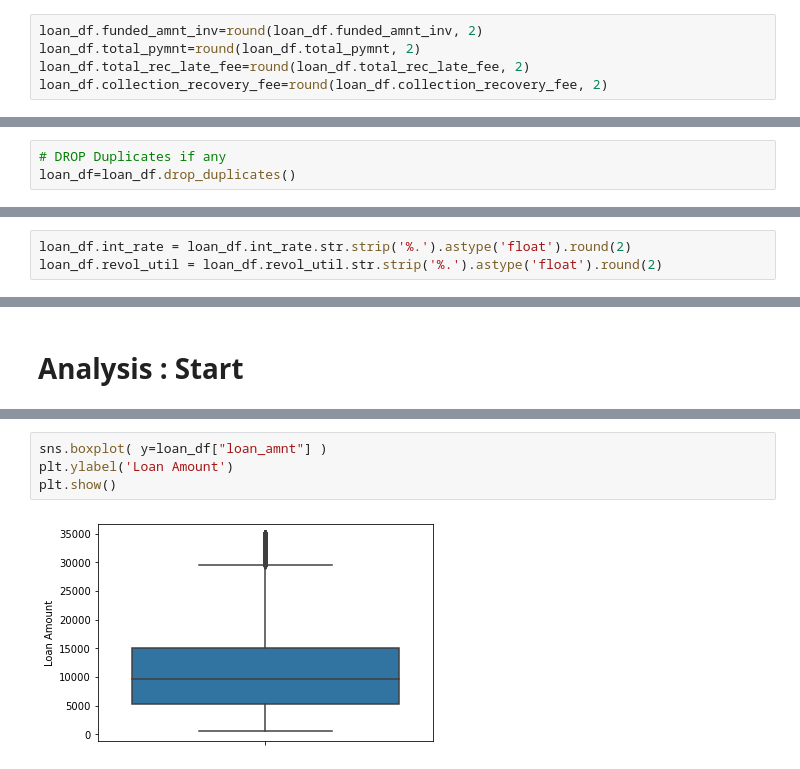
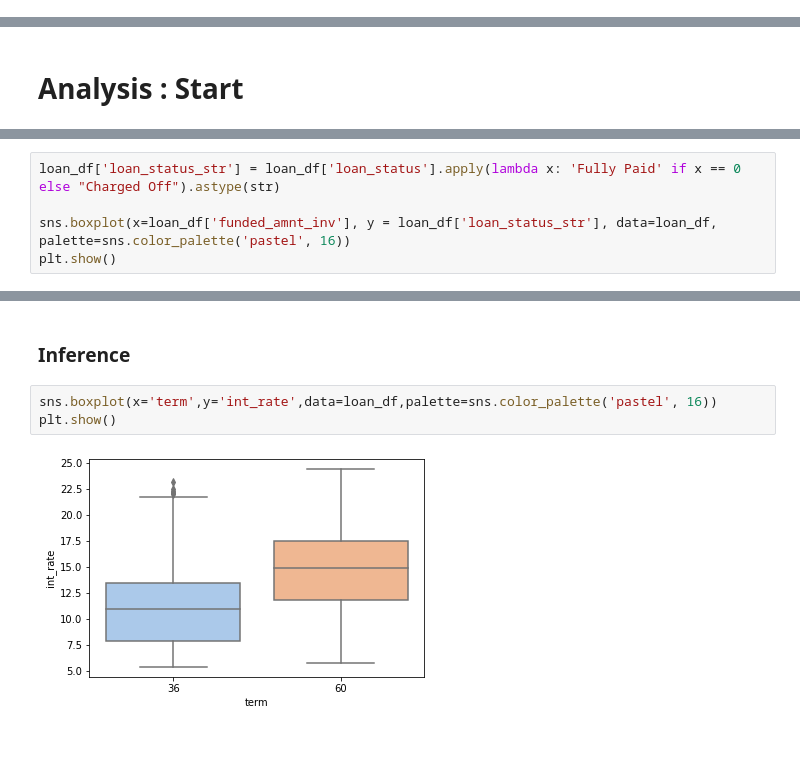
Before and after one commit to rasa2604/LendingCaseStudy, a Jupyter notebook: Lending Assignment.ipynb, the cells around one changed output, grey strips where cells are left out. Saved outputs shown, nothing was run; the diff lists cells and outputs as text; blank space fills up the shorter version.

```diff
--- a/Lending Assignment.ipynb
+++ b/Lending Assignment.ipynb
@@ -378,5 +412,0 @@ loan_df.select_dtypes(include=['float64'])
-# %%
-loan_df.funded_amnt_inv=round(loan_df.funded_amnt_inv, 2)
-loan_df.total_pymnt=round(loan_df.total_pymnt, 2)
-loan_df.total_rec_late_fee=round(loan_df.total_rec_late_fee, 2)
-loan_df.collection_recovery_fee=round(loan_df.collection_recovery_fee, 2)
@@ -399,3 +412,0 @@ loan_df.select_dtypes(include=['float64'])
-# %%
-# DROP Duplicates if any
-loan_df=loan_df.drop_duplicates()
@@ -404,3 +412,0 @@ loan_df=loan_df.drop_duplicates()
-# %%
-loan_df.int_rate = loan_df.int_rate.str.strip('%.').astype('float').round(2)
-loan_df.revol_util = loan_df.revol_util.str.strip('%.').astype('float').round(2)
@@ -428,0 +532,5 @@ Name: revol_util, dtype: int64
+# %%
+loan_df['loan_status_str'] = loan_df['loan_status'].apply(lambda x: 'Fully Paid' if x == 0 else "Charged Off").astype(str)
+
+sns.boxplot(x=loan_df['funded_amnt_inv'], y = loan_df['loan_status_str'], data=loan_df, palette=sns.color_palette('pastel', 16))
+plt.show()
@@ -429,6 +704,7 @@ Name: revol_util, dtype: int64
+# %% [markdown]
+### Inference
 # %%
-sns.boxplot( y=loan_df["loan_amnt"] )
-plt.ylabel('Loan Amount')
+sns.boxplot(x='term',y='int_rate',data=loan_df,palette=sns.color_palette('pastel', 16))
 plt.show()
 # %% [output]
-[figure, old version]
+[figure, new version]
```
Also changed, not shown: parts of 97 cells of this notebook.
